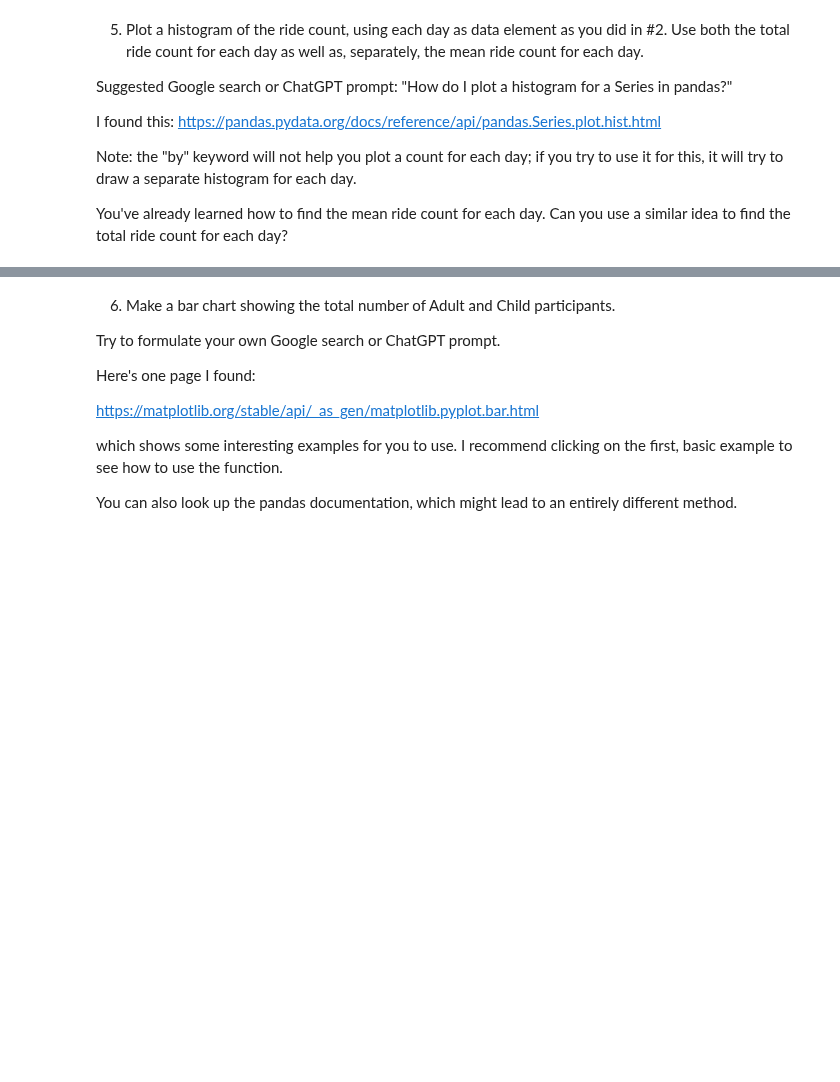
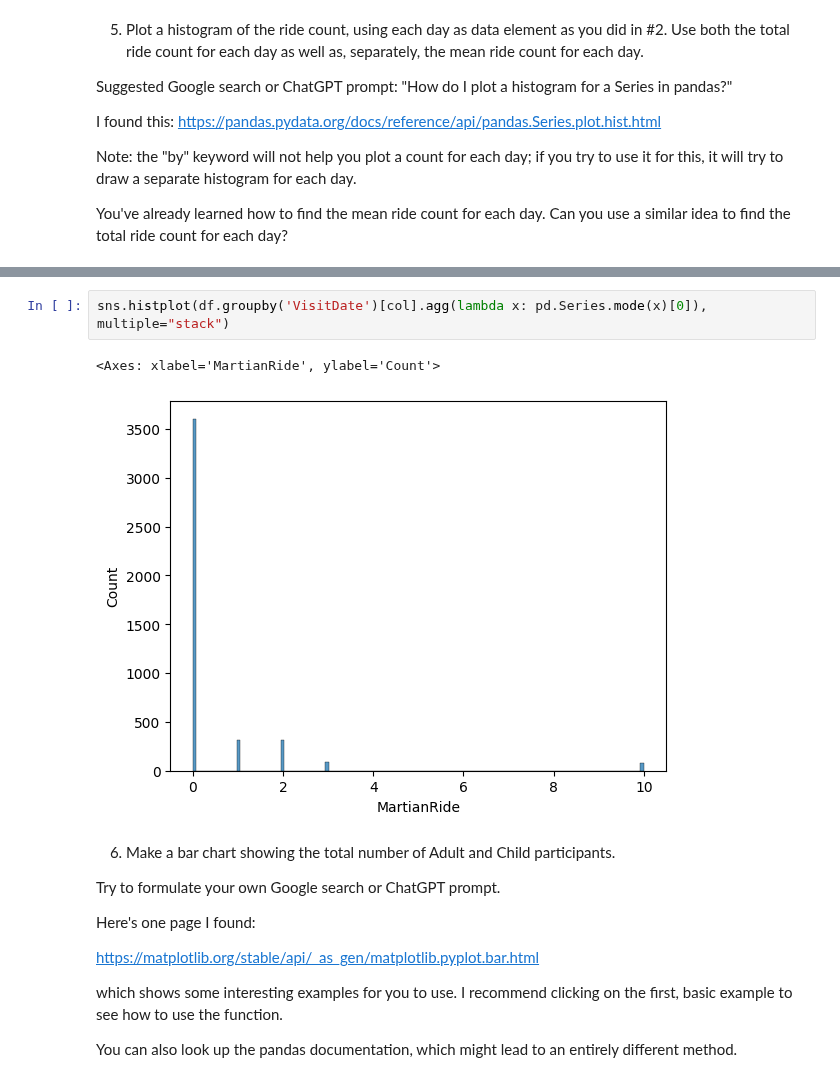
Before and after one commit to andre-bu-gitdev/O2_AI_for_Leaders_dx699, a Jupyter notebook: Week3.ipynb, the cells around one changed output, grey strips where cells are left out. Cells and saved outputs as stored; diff of their text form; blank space fills up the shorter version.

```diff
--- a/Week3.ipynb
+++ b/Week3.ipynb
@@ -265,3 +277,8 @@ You've already learned how to find the mean ride count for each day.  Can you us
+# %%
+sns.histplot(df.groupby('VisitDate')[col].agg(lambda x: pd.Series.mode(x)[0]), multiple="stack")
+# %% [output]
+<Axes: xlabel='MartianRide', ylabel='Count'>
+[figure, added]
 # %% [markdown]
 6. Make a bar chart showing the total number of Adult and Child participants.
 
```
Also changed, not shown: parts of 3 cells of this notebook.
